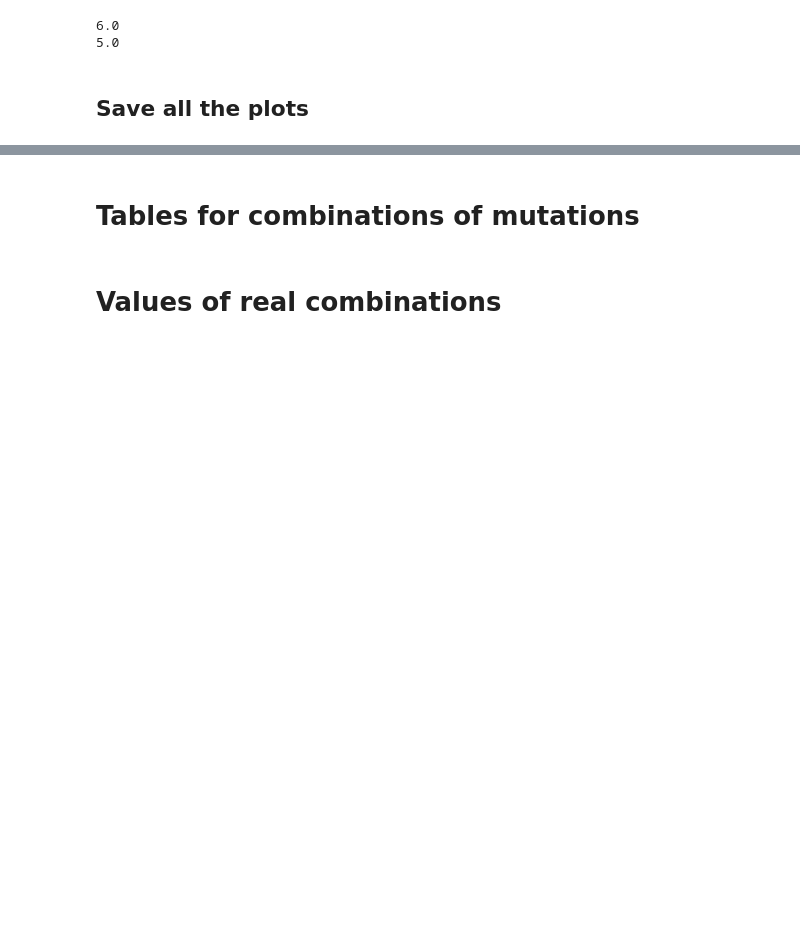
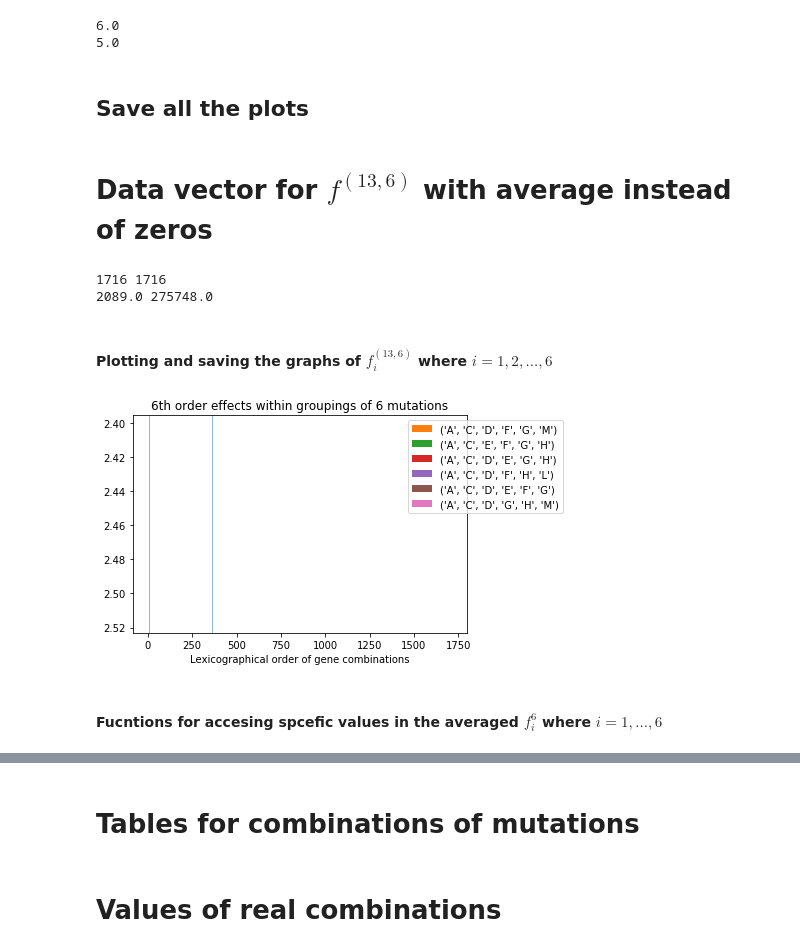
Before and after one commit to LillianGonzalezAlbino/FourierAnalysis, a Jupyter notebook: Spectral-Analysis-Reduced-Dataset(or).ipynb, the cells around one changed output, grey strips where cells are left out. Drawn from its saved outputs; the diff is of its cells as text; code cells hidden in the pictures; blank space fills up the shorter version.

```diff
--- a/Spectral-Analysis-Reduced-Dataset(or).ipynb
+++ b/Spectral-Analysis-Reduced-Dataset(or).ipynb
@@ -578,3 +582,63 @@ for i in range(len(AllMallowVectors2)):
 #         plt.ylim((min(MallowList[order])-50),(max(MallowList[order])+50))
 #         plt.savefig("plots2/%d_order_13_%d.png"%(order,k))
 #         plt.show()
+# %% [markdown]
+# Data vector for $f^{(13,6)}$ with average instead of zeros
+# %%
+F = data_vectors_f2[0]
+counter = 0
+for i in range(len(F)):
+    if(int(F[i]) != 0):
+        counter += 1
+Average = sum(F)/counter
+
+F_Average = np.zeros(len(F))
+for i in range(len(F_Average)):
+    if(int(F[i]) == 0):
+        F_Average[i] = Average
+    else:
+        F_Average[i] = F[i]
+# %%
+# validation (of sorts)
+print(len(F), len(F_Average))
+print(sum(F), sum(F_Average))
+# %% [output]
+1716 1716
+2089.0 275748.0
+# %%
+#Apply Mallow's Method to datavector
+# partitioned data vector
+f2 = F_Average
+k2 = 6.0
+
+# create tuples for k pairings
+variable_tuples = alphabet_choose_k(list(range(num_vars)), k2)
+
+# calculate adjacency matrix and its eigen values
+Adjacency = calc_adj_mat(variable_tuples)
+
+# calculate eigenvalues and eigenvectors of Adjacency Matrix
+eig_vals, eig_vecs = calc_eig_vec_of_adj_matrix(Adjacency)
+
+# create M basis to project data vector onto
+M_basis = group_eig_vecs(eig_vals, eig_vecs)
+
+# reshape data vector
+f = F_Average.reshape(len(F_Average),1)
+
+# project f onto M basis
+f_list = proj_f_onto_M(f, M_basis)
+
+# Use Mallows method to transform f_is into interpretable vectors
+MalList = Mallows_list(list(range(num_vars)), f_list, (num_vars,int(k2)))
+# %% [markdown]
+#### Plotting and saving the graphs of $f^{(13,6)}_i$ where $i = 1,2,...,6$
+# %%
+# # plot f^6_1, f^6_2, f^6_3, f^6_4,..., f^6_6
+k = 6
+# # order range from 1 to 6
+color_peaks(MalList[6], order = 6, k = 6, n_max_peak = 3, n_min_peak = 3)
+# %% [output]
+[figure, added]
+# %% [markdown]
+#### Fucntions for accesing spcefic values in the averaged $f^6_i$ where $i=1,...,6$
```
Also changed, not shown: parts of 17 cells of this notebook, 1 other file.
